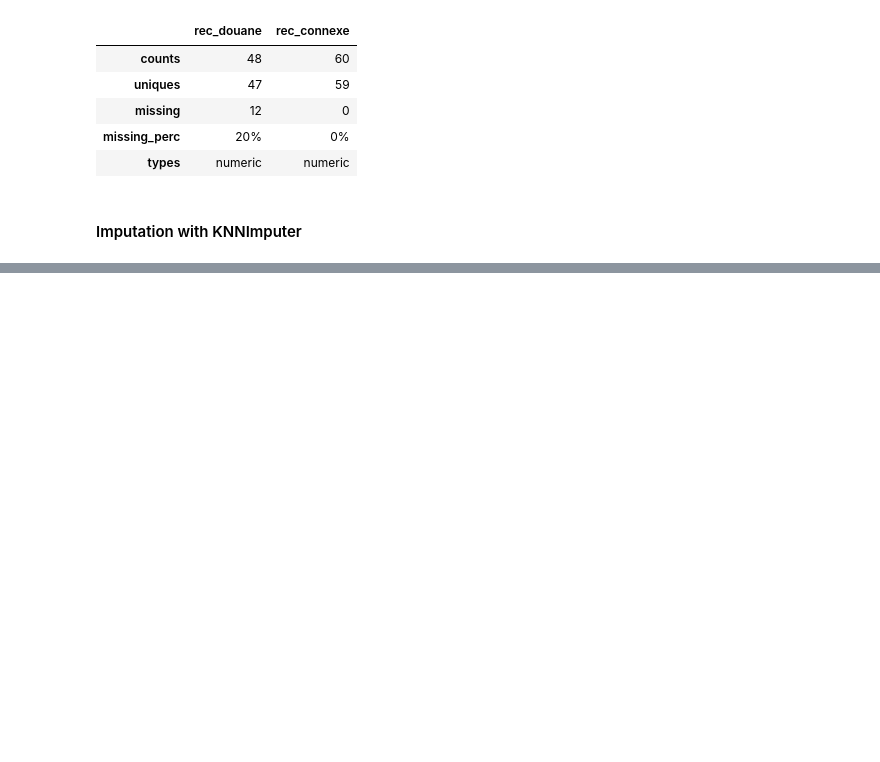
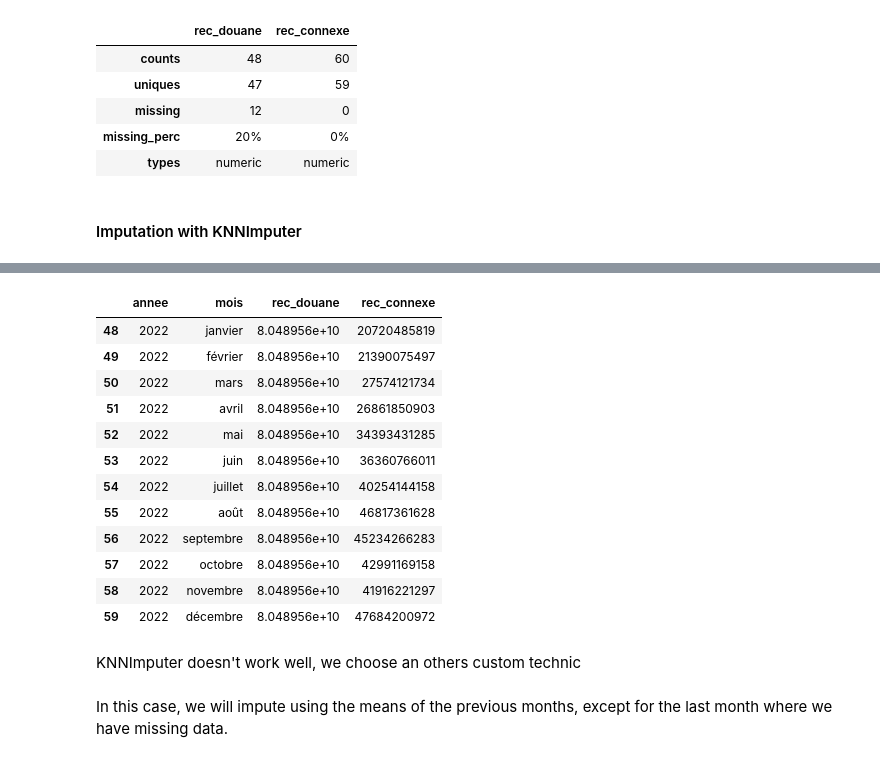
Before and after one commit to Pinto-Katende-Jonathan/SimpleDescriptiveStat, a Jupyter notebook: analyse.ipynb, the cells around one changed output, grey strips where cells are left out. Drawn from its saved outputs; the diff is of its cells as text; code cells hidden in the pictures; blank space fills up the shorter version.

Commit message:
imputation by the means of the previous months, except for the last month

```diff
--- a/analyse.ipynb
+++ b/analyse.ipynb
@@ -347,0 +360,20 @@ df_copy["rec_douane"] = imputed_rec_douane
+# %%
+df_copy.tail(12)
+# %% [output]
+|  | annee | mois | rec_douane | rec_connexe |
+| 48 | 2022 | janvier | 8.048956e+10 | 20720485819 |
+| 49 | 2022 | février | 8.048956e+10 | 21390075497 |
+| 50 | 2022 | mars | 8.048956e+10 | 27574121734 |
+| 51 | 2022 | avril | 8.048956e+10 | 26861850903 |
+| 52 | 2022 | mai | 8.048956e+10 | 34393431285 |
+| 53 | 2022 | juin | 8.048956e+10 | 36360766011 |
+| 54 | 2022 | juillet | 8.048956e+10 | 40254144158 |
+| 55 | 2022 | août | 8.048956e+10 | 46817361628 |
+| 56 | 2022 | septembre | 8.048956e+10 | 45234266283 |
+| 57 | 2022 | octobre | 8.048956e+10 | 42991169158 |
+| 58 | 2022 | novembre | 8.048956e+10 | 41916221297 |
+| 59 | 2022 | décembre | 8.048956e+10 | 47684200972 |
+# %% [markdown]
+KNNImputer doesn't work well, we choose an others custom technic
+# %% [markdown]
+In this case, we will impute using the means of the previous months, except for the last month where we have missing data.
```
Also changed, not shown: parts of 1 cell of this notebook.
